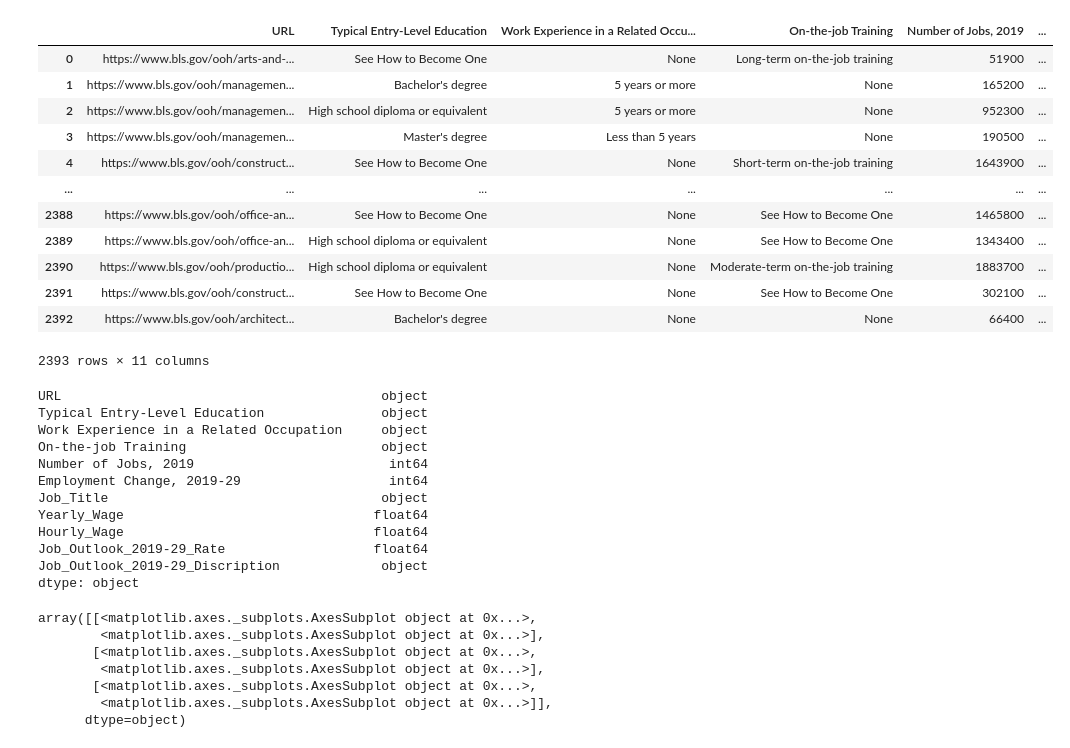
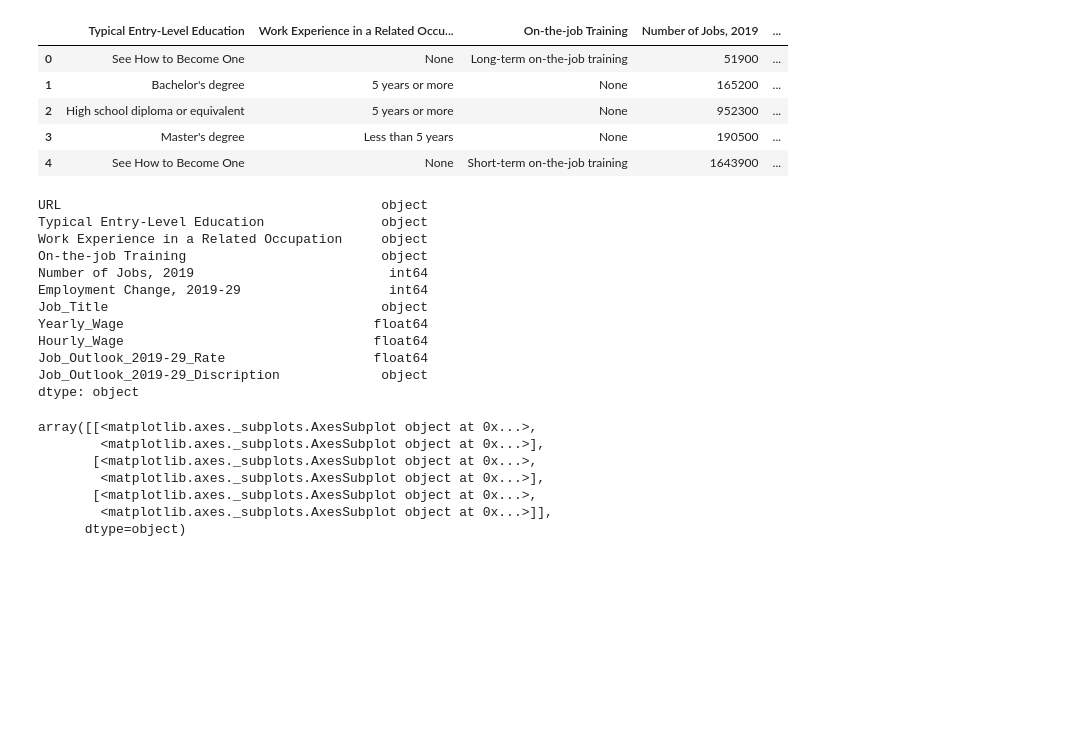
Before and after one commit to miles-frankllin/DATA_602_Project_1, a Jupyter notebook: Notebooks/Exploratory_Analysis.ipynb, the cells around one changed output. Drawn from its saved outputs; the diff is of its cells as text; code cells hidden in the pictures; blank space fills up the shorter version.

```diff
--- a/Notebooks/Exploratory_Analysis.ipynb
+++ b/Notebooks/Exploratory_Analysis.ipynb
@@ -3,37 +3,30 @@ import pandas as pd
 import matplotlib.pyplot as plt
 import numpy as np
 
-input_file = "CSV/BLS_jobs_data_cleaned.csv"
+input_file = "../CSV/BLS_jobs_data_cleaned.csv"
 # %%
 df = pd.read_csv(input_file)
-display(df)
+display(df.drop(columns=["URL"]).head(5))
 df.dtypes
 # %% [output]
-|  | URL | Typical Entry-Level Education | Work Experience in a Related Occu... | On-the-job Training | Number of Jobs, 2019 | ... |
-| 0 | https://www.bls.gov/ooh/arts-and-... | See How to Become One | None | Long-term on-the-job training | 51900 | ... |
-| 1 | https://www.bls.gov/ooh/managemen... | Bachelor's degree | 5 years or more | None | 165200 | ... |
-| 2 | https://www.bls.gov/ooh/managemen... | High school diploma or equivalent | 5 years or more | None | 952300 | ... |
-| 3 | https://www.bls.gov/ooh/managemen... | Master's degree | Less than 5 years | None | 190500 | ... |
-| 4 | https://www.bls.gov/ooh/construct... | See How to Become One | None | Short-term on-the-job training | 1643900 | ... |
-| ... | ... | ... | ... | ... | ... | ... |
-| 2388 | https://www.bls.gov/ooh/office-an... | See How to Become One | None | See How to Become One | 1465800 | ... |
-| 2389 | https://www.bls.gov/ooh/office-an... | High school diploma or equivalent | None | See How to Become One | 1343400 | ... |
-| 2390 | https://www.bls.gov/ooh/productio... | High school diploma or equivalent | None | Moderate-term on-the-job training | 1883700 | ... |
-| 2391 | https://www.bls.gov/ooh/construct... | See How to Become One | None | See How to Become One | 302100 | ... |
-| 2392 | https://www.bls.gov/ooh/architect... | Bachelor's degree | None | None | 66400 | ... |
+|  | Typical Entry-Level Education | Work Experience in a Related Occu... | On-the-job Training | Number of Jobs, 2019 | ... |
+| 0 | See How to Become One | None | Long-term on-the-job training | 51900 | ... |
+| 1 | Bachelor's degree | 5 years or more | None | 165200 | ... |
+| 2 | High school diploma or equivalent | 5 years or more | None | 952300 | ... |
+| 3 | Master's degree | Less than 5 years | None | 190500 | ... |
+| 4 | See How to Become One | None | Short-term on-the-job training | 1643900 | ... |
-2393 rows × 11 columns
+URL                                         object
+Typical Entry-Level Education               object
+Work Experience in a Related Occupation     object
+On-the-job Training                         object
+Number of Jobs, 2019                         int64
+Employment Change, 2019-29                   int64
+Job_Title                                   object
+Yearly_Wage                                float64
+Hourly_Wage                                float64
+Job_Outlook_2019-29_Rate                   float64
+Job_Outlook_2019-29_Discription             object
+dtype: object
-URL                                         object
-Typical Entry-Level Education               object
-Work Experience in a Related Occupation     object
-On-the-job Training                         object
-Number of Jobs, 2019                         int64
-Employment Change, 2019-29                   int64
-Job_Title                                   object
-Yearly_Wage                                float64
-Hourly_Wage                                float64
-Job_Outlook_2019-29_Rate                   float64
-Job_Outlook_2019-29_Discription             object
-dtype: object
 # %%
 numerical_columns = df.select_dtypes(["int64", "float64"]).columns
 df[numerical_columns].hist(figsize=(16,20), bins=50, xlabelsize=8, ylabelsize=8)
```
Also changed, not shown: parts of 14 cells of this notebook, 1 other file.
